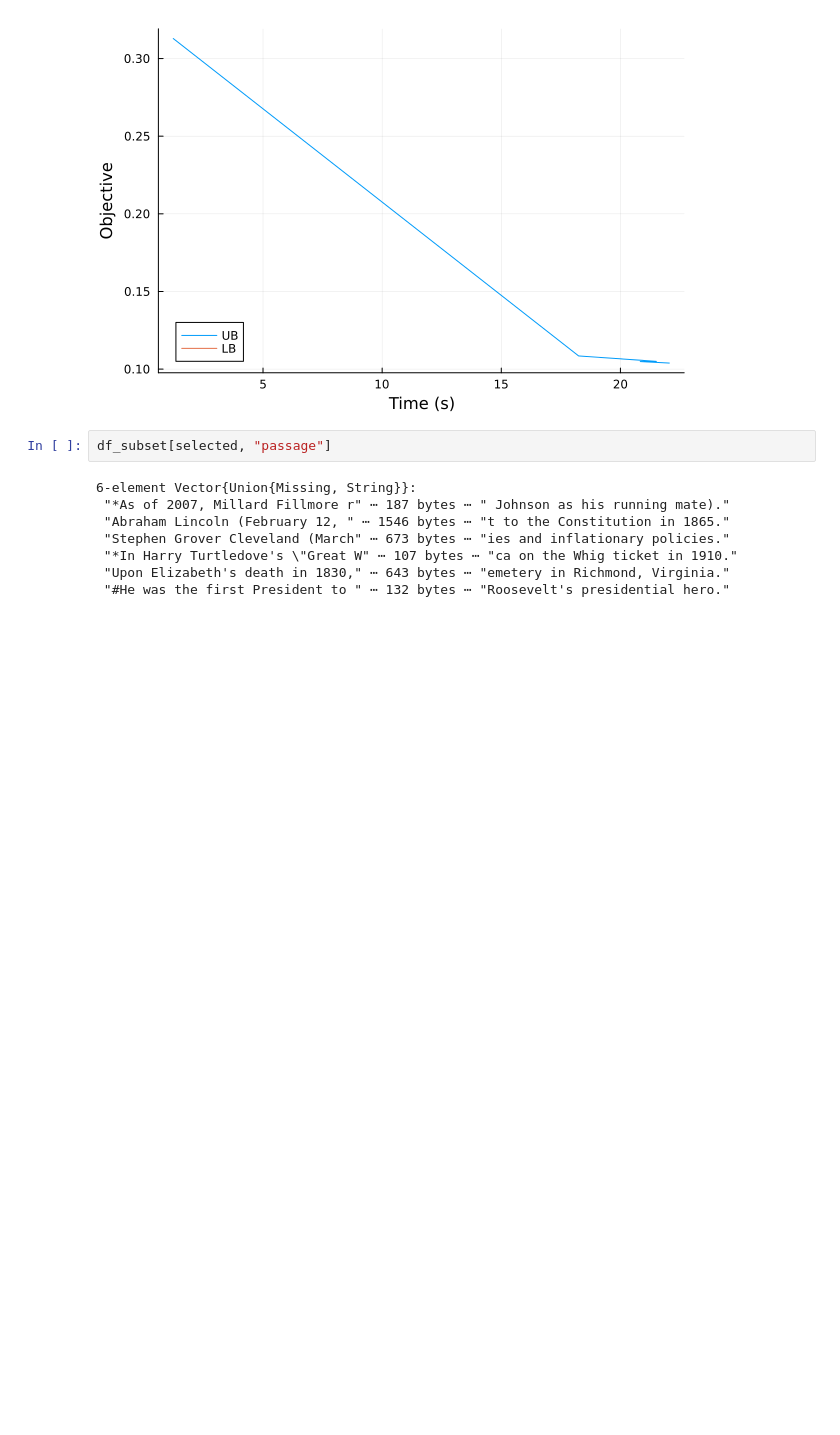
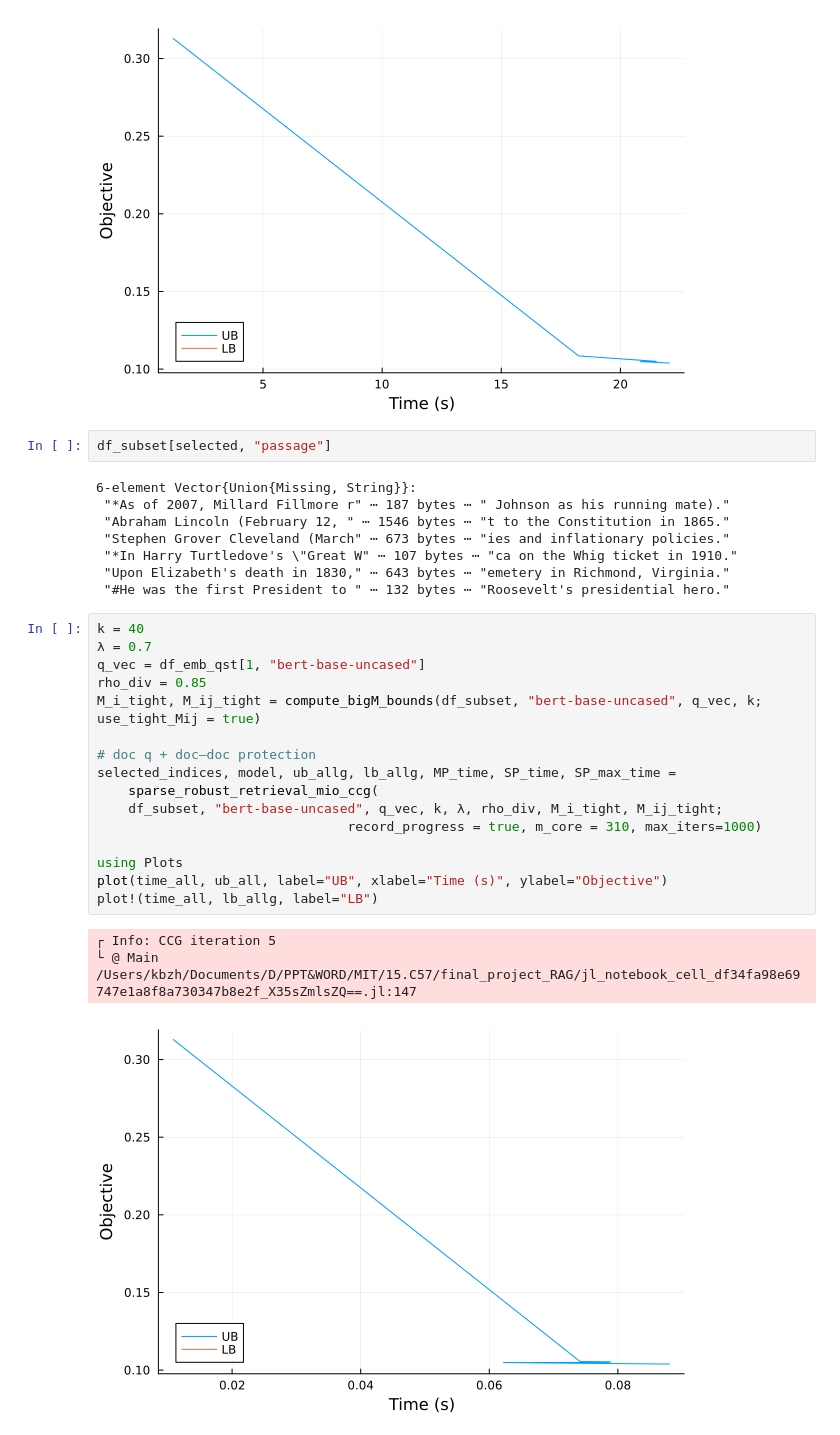
Before and after one commit to kbzh2558/robustness_view_of_rag, a Jupyter notebook: robust_rag.ipynb, the cells around one changed output. Saved outputs shown, nothing was run; the diff lists cells and outputs as text; blank space fills up the shorter version.

Commit message:
update robust implementation and formulation notebook

```diff
--- a/robust_rag.ipynb
+++ b/robust_rag.ipynb
@@ -1590,3 +1857,23 @@ df_subset[selected, "passage"]
  "*In Harry Turtledove's \"Great W" ⋯ 107 bytes ⋯ "ca on the Whig ticket in 1910."
  "Upon Elizabeth's death in 1830," ⋯ 643 bytes ⋯ "emetery in Richmond, Virginia."
  "#He was the first President to " ⋯ 132 bytes ⋯ "Roosevelt's presidential hero."
+# %%
+k = 40
+λ = 0.7
+q_vec = df_emb_qst[1, "bert-base-uncased"]
+rho_div = 0.85
+M_i_tight, M_ij_tight = compute_bigM_bounds(df_subset, "bert-base-uncased", q_vec, k; use_tight_Mij = true)
+
+# doc q + doc–doc protection
+selected_indices, model, ub_allg, lb_allg, MP_time, SP_time, SP_max_time =
+    sparse_robust_retrieval_mio_ccg(
+    df_subset, "bert-base-uncased", q_vec, k, λ, rho_div, M_i_tight, M_ij_tight;
+                                record_progress = true, m_core = 310, max_iters=1000)
+
+using Plots
+plot(time_all, ub_all, label="UB", xlabel="Time (s)", ylabel="Objective")
+plot!(time_all, lb_allg, label="LB")
+# %% [output]
+┌ Info: CCG iteration 5
+└ @ Main /Users/kbzh/Documents/D/PPT&WORD/MIT/15.C57/final_project_RAG/jl_notebook_cell_df34fa98e69747e1a8f8a730347b8e2f_X35sZmlsZQ==.jl:147
+[figure, added]
```
Also changed, not shown: parts of 9 cells of this notebook.
